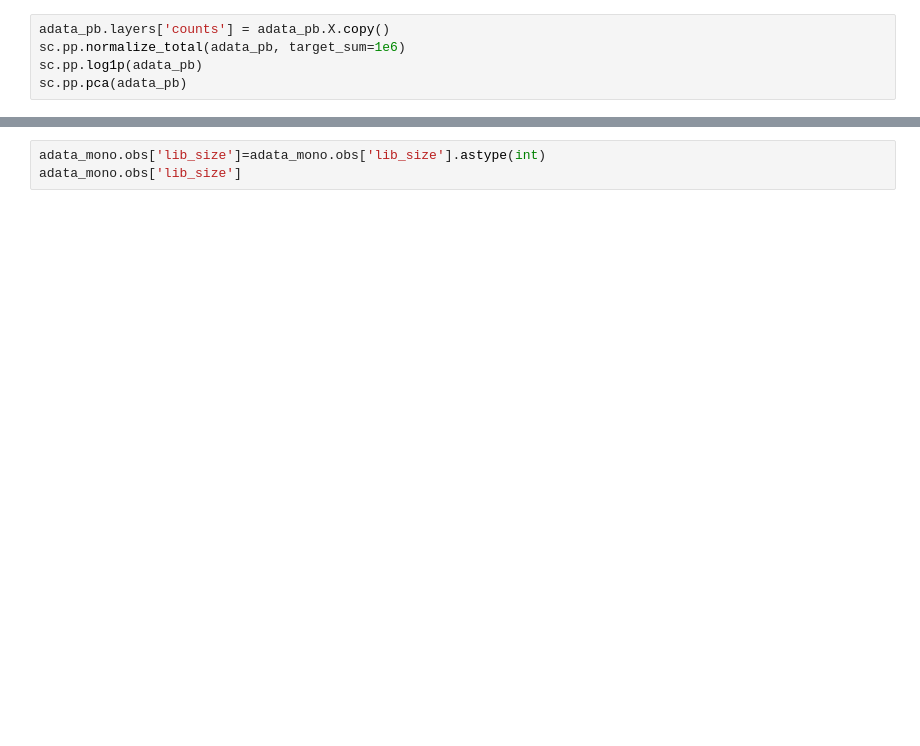
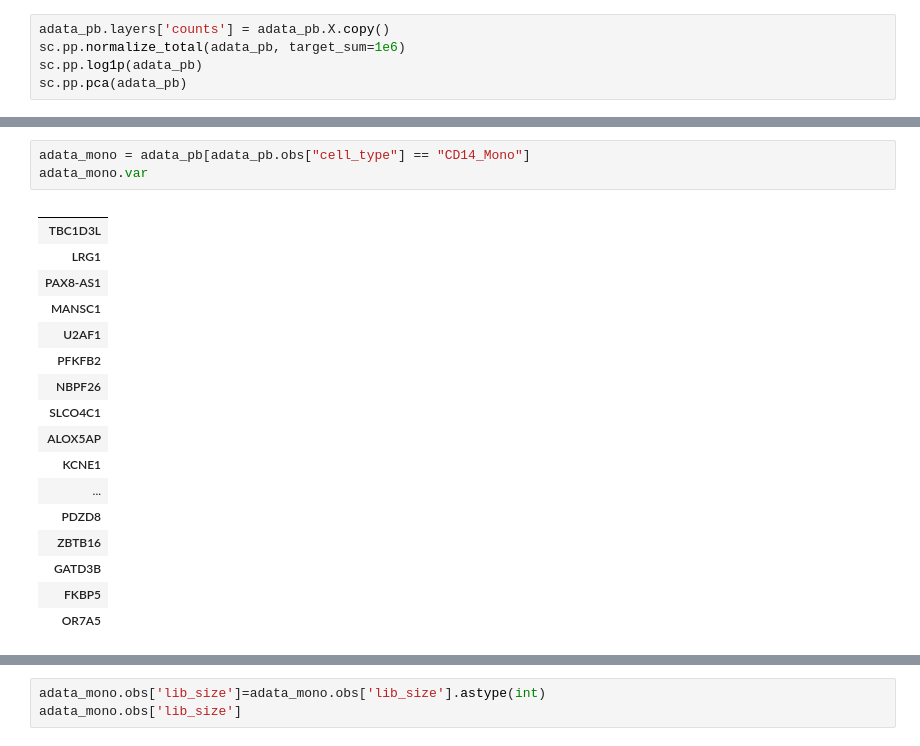
Before and after one commit to nicolebussola/immune_signalling_lbp, a Jupyter notebook: notebooks/DGE.ipynb, the cells around one changed output, grey strips where cells are left out. Saved outputs shown, nothing was run; the diff lists cells and outputs as text; blank space fills up the shorter version.

```diff
--- a/notebooks/DGE.ipynb
+++ b/notebooks/DGE.ipynb
@@ -263,0 +321,21 @@ adata_mono.obs_names = [
+# %%
+adata_mono = adata_pb[adata_pb.obs["cell_type"] == "CD14_Mono"]
+adata_mono.var
+# %% [output]
+|  |
+| TBC1D3L |
+| LRG1 |
+| PAX8-AS1 |
+| MANSC1 |
+| U2AF1 |
+| PFKFB2 |
+| NBPF26 |
+| SLCO4C1 |
+| ALOX5AP |
+| KCNE1 |
+| ... |
+| PDZD8 |
+| ZBTB16 |
+| GATD3B |
+| FKBP5 |
+| OR7A5 |
```
Also changed, not shown: parts of 50 cells of this notebook, 15 other files.
